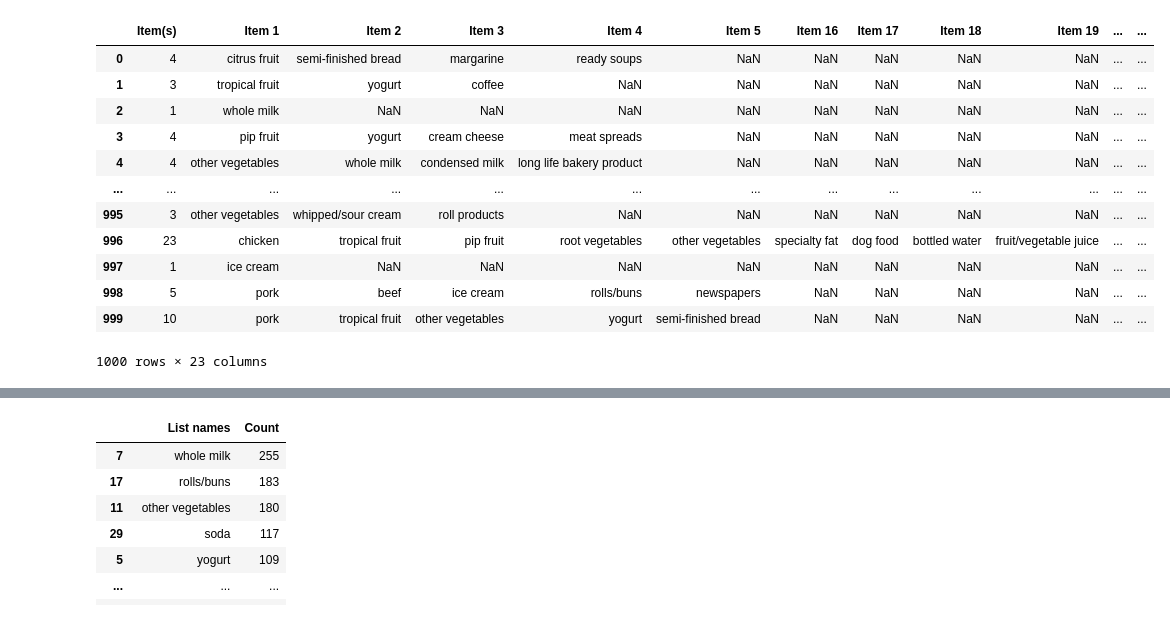
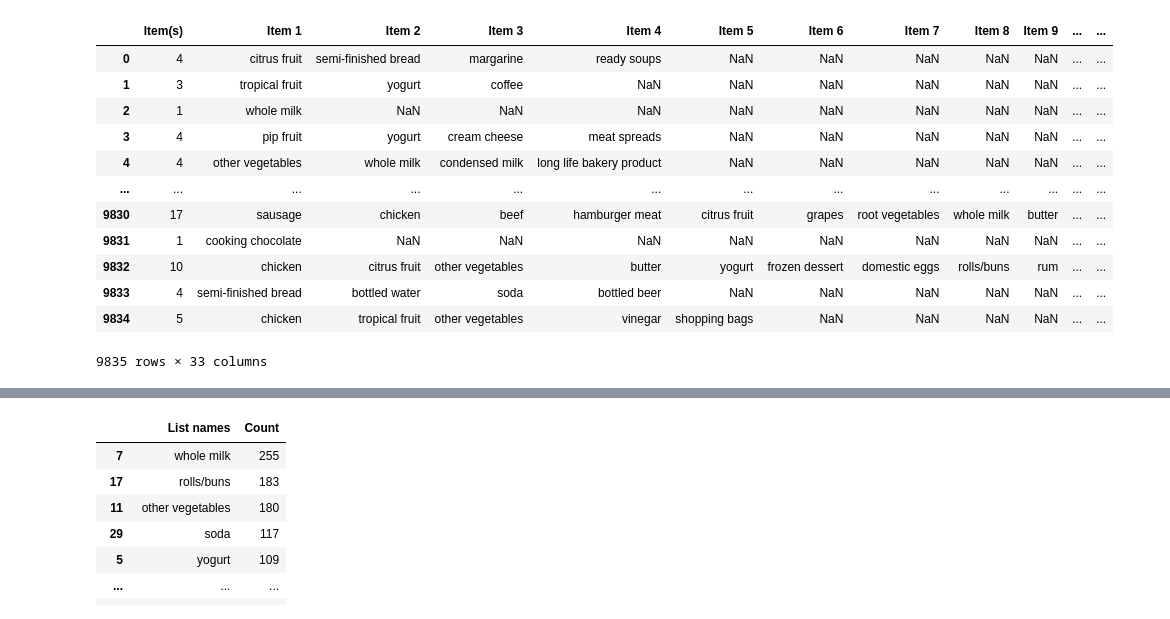
Before and after one commit to HammadAli08/UnSupervied-Learning, a Jupyter notebook: Association/Aprioro Algorithm.ipynb, the cells around one changed output, grey strips where cells are left out. Saved outputs shown, nothing was run; the diff lists cells and outputs as text; code cells hidden in the pictures.

Commit message:
Association

```diff
--- a/Association/Aprioro Algorithm.ipynb
+++ b/Association/Aprioro Algorithm.ipynb
@@ -4,23 +4,23 @@ import numpy as np
 import matplotlib.pyplot as plt
 import seaborn as sns
 # %%
-data1=pd.read_csv('/home/hammadali08/Vidoes/CSV file/association example.csv')
+data=pd.read_csv('/home/hammadali08/Vidoes/CSV file/association example.csv')
 data=data.head(10000)
 data
 # %% [output]
-|  | Item(s) | Item 1 | Item 2 | Item 3 | Item 4 | Item 5 | Item 16 | Item 17 | Item 18 | Item 19 | ... | ... |
+|  | Item(s) | Item 1 | Item 2 | Item 3 | Item 4 | Item 5 | Item 6 | Item 7 | Item 8 | Item 9 | ... | ... |
 | 0 | 4 | citrus fruit | semi-finished bread | margarine | ready soups | NaN | NaN | NaN | NaN | NaN | ... | ... |
 | 1 | 3 | tropical fruit | yogurt | coffee | NaN | NaN | NaN | NaN | NaN | NaN | ... | ... |
 | 2 | 1 | whole milk | NaN | NaN | NaN | NaN | NaN | NaN | NaN | NaN | ... | ... |
 | 3 | 4 | pip fruit | yogurt | cream cheese | meat spreads | NaN | NaN | NaN | NaN | NaN | ... | ... |
 | 4 | 4 | other vegetables | whole milk | condensed milk | long life bakery product | NaN | NaN | NaN | NaN | NaN | ... | ... |
 | ... | ... | ... | ... | ... | ... | ... | ... | ... | ... | ... | ... | ... |
-| 995 | 3 | other vegetables | whipped/sour cream | roll products | NaN | NaN | NaN | NaN | NaN | NaN | ... | ... |
-| 996 | 23 | chicken | tropical fruit | pip fruit | root vegetables | other vegetables | specialty fat | dog food | bottled water | fruit/vegetable juice | ... | ... |
-| 997 | 1 | ice cream | NaN | NaN | NaN | NaN | NaN | NaN | NaN | NaN | ... | ... |
-| 998 | 5 | pork | beef | ice cream | rolls/buns | newspapers | NaN | NaN | NaN | NaN | ... | ... |
-| 999 | 10 | pork | tropical fruit | other vegetables | yogurt | semi-finished bread | NaN | NaN | NaN | NaN | ... | ... |
+| 9830 | 17 | sausage | chicken | beef | hamburger meat | citrus fruit | grapes | root vegetables | whole milk | butter | ... | ... |
+| 9831 | 1 | cooking chocolate | NaN | NaN | NaN | NaN | NaN | NaN | NaN | NaN | ... | ... |
+| 9832 | 10 | chicken | citrus fruit | other vegetables | butter | yogurt | frozen dessert | domestic eggs | rolls/buns | rum | ... | ... |
+| 9833 | 4 | semi-finished bread | bottled water | soda | bottled beer | NaN | NaN | NaN | NaN | NaN | ... | ... |
+| 9834 | 5 | chicken | tropical fruit | other vegetables | vinegar | shopping bags | NaN | NaN | NaN | NaN | ... | ... |
-1000 rows × 23 columns
+9835 rows × 33 columns
 # %%
 market=[]
 for i in range(0,data.shape[0]):
```
Also changed, not shown: 1 other file.
